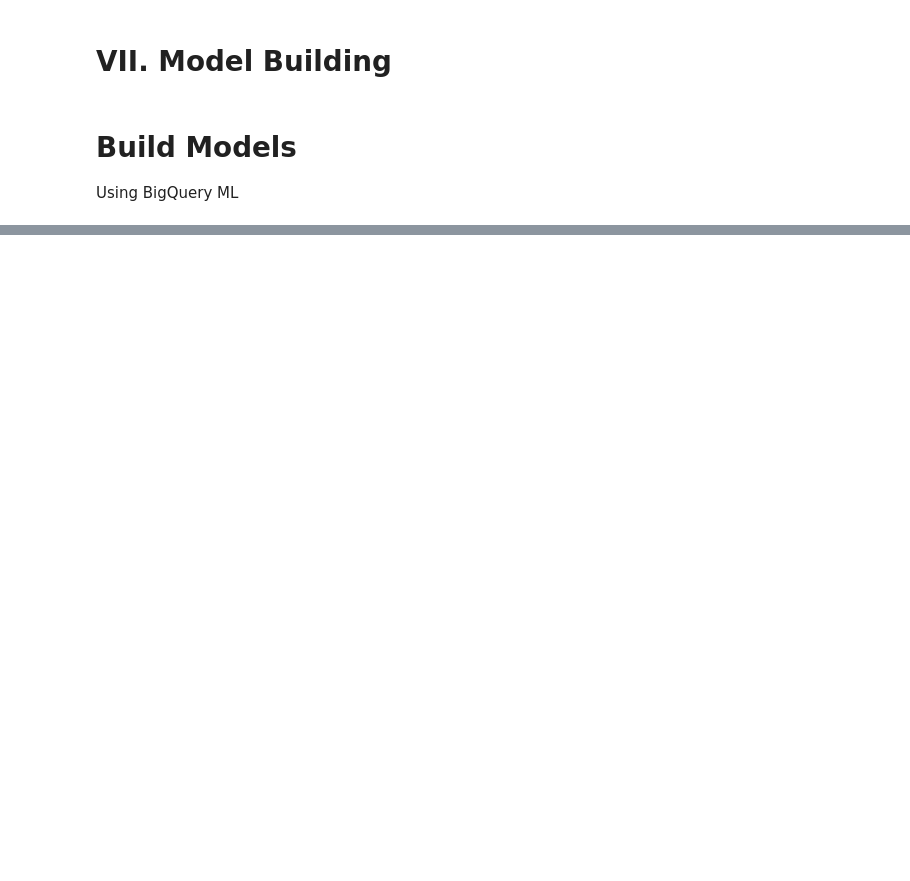
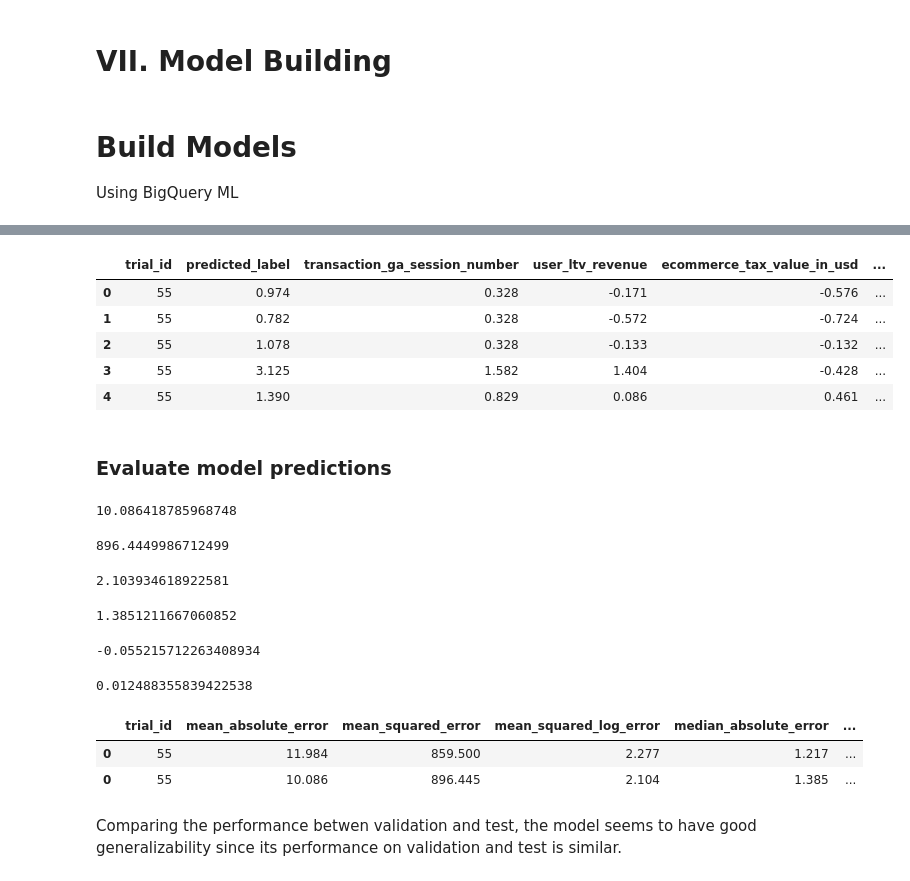
Before and after one commit to Adlucent/ga4-return-prediction, a Jupyter notebook: 7_Model_Building_and_Evaluation.ipynb, the cells around one changed output, grey strips where cells are left out. Drawn from its saved outputs; the diff is of its cells as text; code cells hidden in the pictures; blank space fills up the shorter version.

```diff
--- a/7_Model_Building_and_Evaluation.ipynb
+++ b/7_Model_Building_and_Evaluation.ipynb
@@ -197,0 +444,48 @@ WHERE
+# %%
+# model predictions
+xgb_model_test.head()
+# %% [output]
+|  | trial_id | predicted_label | transaction_ga_session_number | user_ltv_revenue | ecommerce_tax_value_in_usd | ... |
+| 0 | 55 | 0.974 | 0.328 | -0.171 | -0.576 | ... |
+| 1 | 55 | 0.782 | 0.328 | -0.572 | -0.724 | ... |
+| 2 | 55 | 1.078 | 0.328 | -0.133 | -0.132 | ... |
+| 3 | 55 | 3.125 | 1.582 | 1.404 | -0.428 | ... |
+| 4 | 55 | 1.390 | 0.829 | 0.086 | 0.461 | ... |
+# %% [markdown]
+### Evaluate model predictions
+# %%
+# MAE
+mae = mean_absolute_error(xgb_model_test['label'], xgb_model_test['predicted_label'])
+mae
+# %% [output]
+10.086418785968748
+# %%
+# MSE
+mse = mean_squared_error(xgb_model_test['label'], xgb_model_test['predicted_label'])
+mse
+# %% [output]
+896.4449986712499
+# %%
+# MSLE
+msle = mean_squared_log_error(xgb_model_test['label'], xgb_model_test['predicted_label'])
+msle
+# %% [output]
+2.103934618922581
+# %%
+# Median Absolute Error
+mmae = median_absolute_error(xgb_model_test['label'], xgb_model_test['predicted_label'])
+mmae
+# %% [output]
+1.3851211667060852
+# %%
+# R2
+r2 = r2_score(xgb_model_test['label'], xgb_model_test['predicted_label'])
+r2
+# %% [output]
+-0.055215712263408934
+# %%
+# Explained Variance
+ev = explained_variance_score(xgb_model_test['label'], xgb_model_test['predicted_label'])
+ev
+# %% [output]
+0.012488355839422538
@@ -197,0 +494,10 @@ WHERE
+# %%
+xgb_model_perf = pd.concat([xgb_model_eval, xgb_model_test_perf])
+xgb_model_perf['dataset'] = ['VALIDATION', 'TEST']
+xgb_model_perf
+# %% [output]
+|  | trial_id | mean_absolute_error | mean_squared_error | mean_squared_log_error | median_absolute_error | ... |
+| 0 | 55 | 11.984 | 859.500 | 2.277 | 1.217 | ... |
+| 0 | 55 | 10.086 | 896.445 | 2.104 | 1.385 | ... |
+# %% [markdown]
+Comparing the performance betwen validation and test, the model seems to have good generalizability since its performance on validation and test is similar.
```
Also changed, not shown: parts of 32 cells of this notebook.
